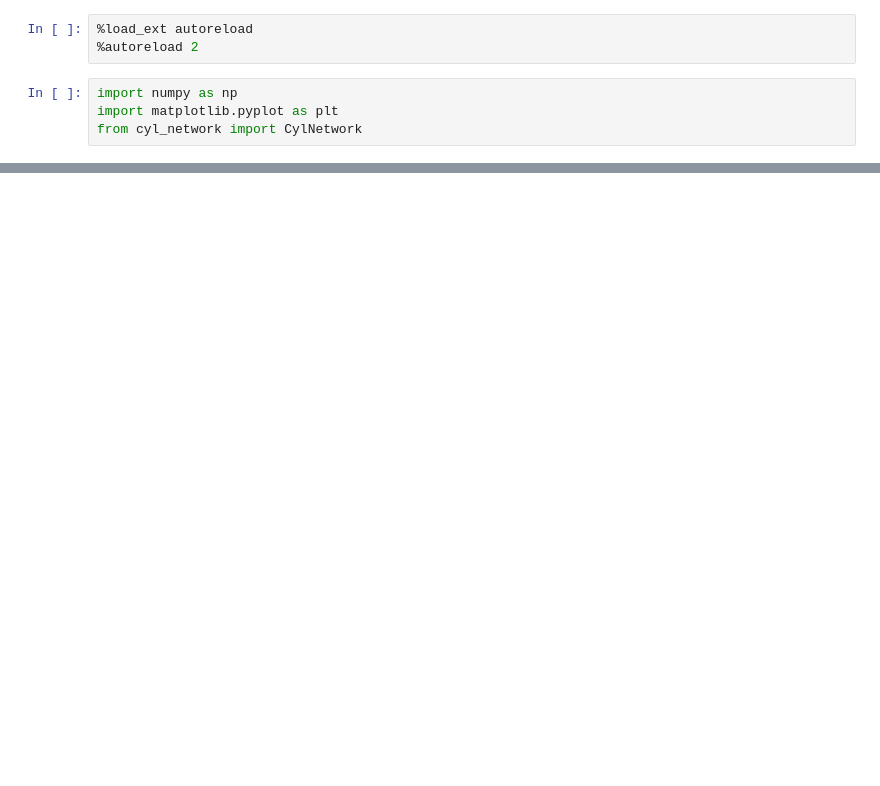
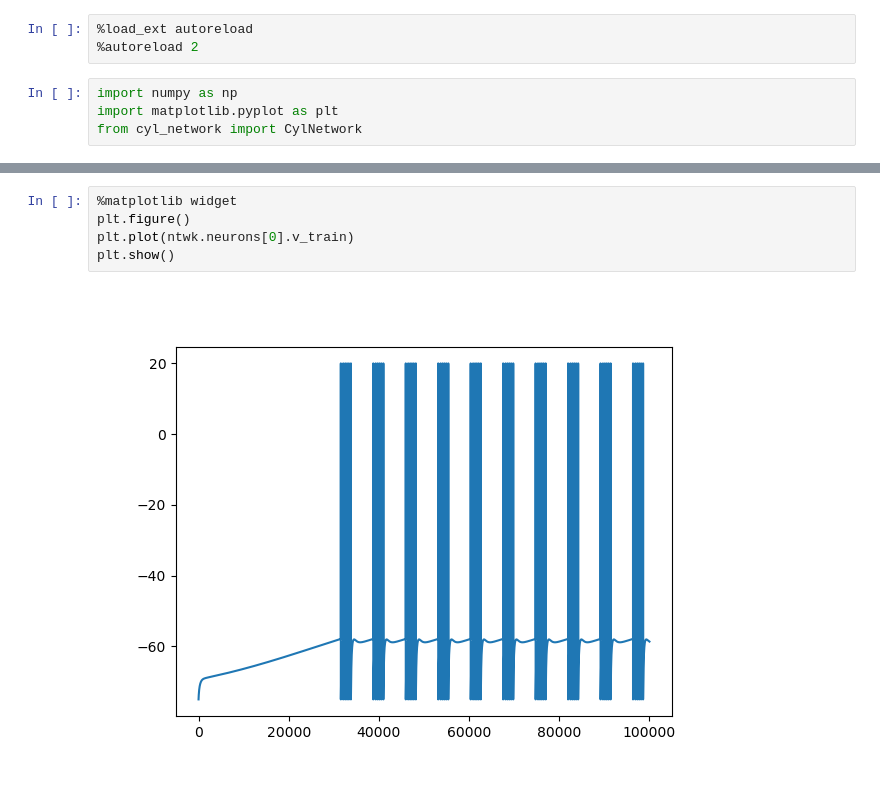
Before and after one commit to hengjiwang/hydranerv, a Jupyter notebook: hydranerv/models/network/sim_cyl_network.ipynb, the cells around one changed output, grey strips where cells are left out. Drawn from its saved outputs; the diff is of its cells as text; blank space fills up the shorter version.

```diff
--- a/hydranerv/models/network/sim_cyl_network.ipynb
+++ b/hydranerv/models/network/sim_cyl_network.ipynb
@@ -16,0 +32,7 @@ ntwk.disp_network(figsize=(8, 8))
+# %%
+%matplotlib widget
+plt.figure()
+plt.plot(ntwk.neurons[0].v_train)
+plt.show()
+# %% [output]
+[figure, added]
```
Also changed, not shown: parts of 4 cells of this notebook, 2 other files.
